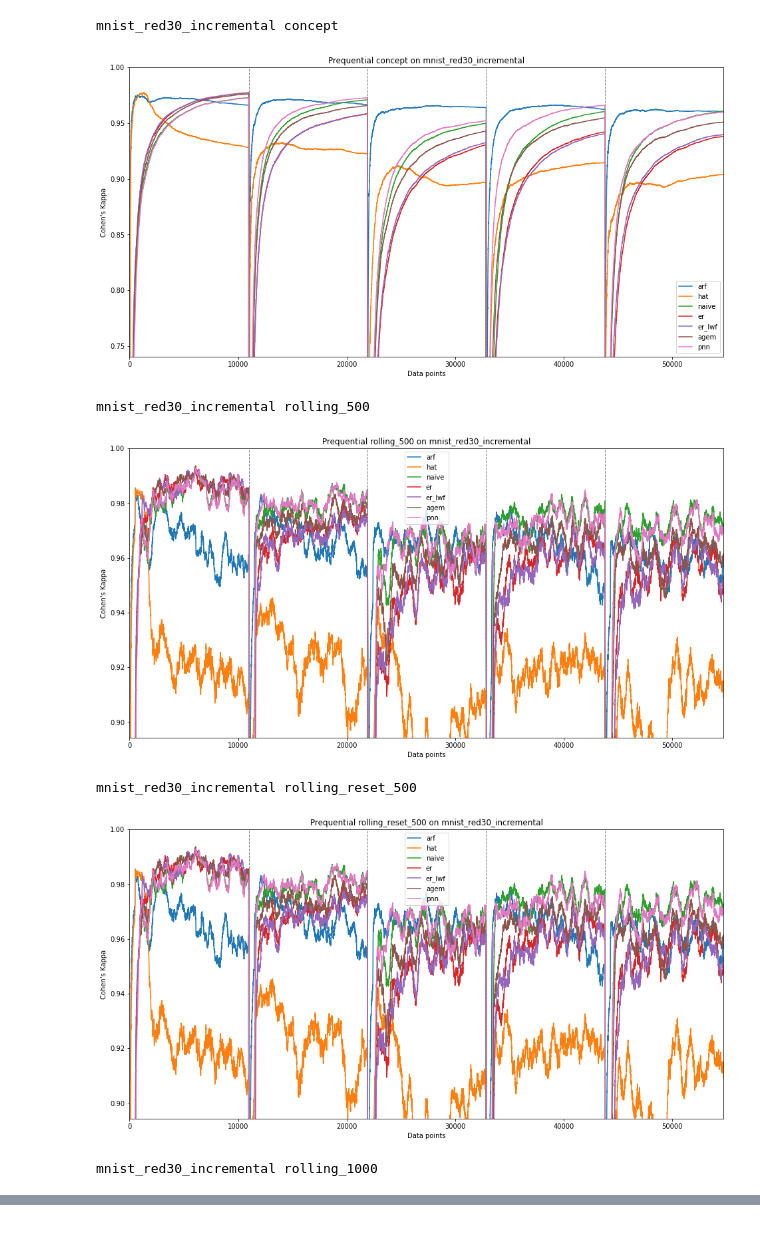
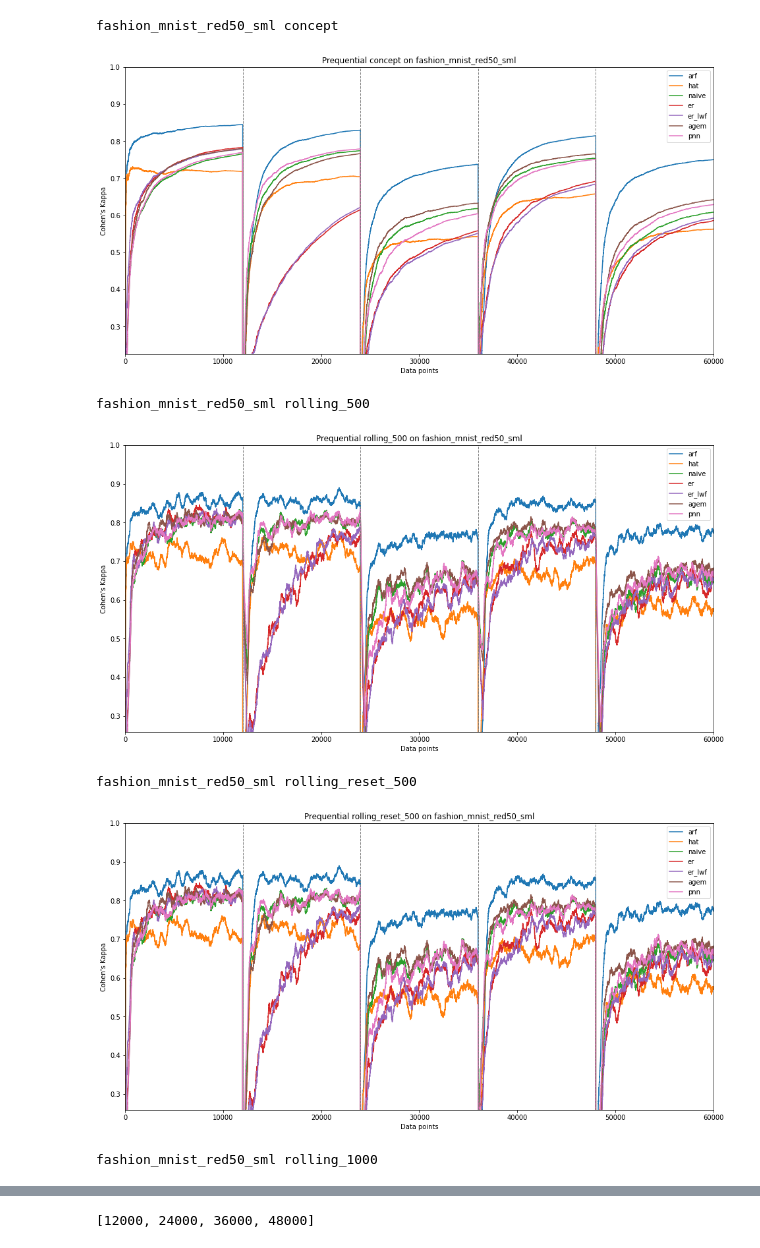
Before and after one commit to federicogiannini13/scl-practical-guide, a Jupyter notebook: lab/plot_prequential.ipynb, the cells around one changed output, grey strips where cells are left out. Drawn from its saved outputs; the diff is of its cells as text; code cells hidden in the pictures.

Commit message:
fix rolling reset

```diff
--- a/lab/plot_prequential.ipynb
+++ b/lab/plot_prequential.ipynb
@@ -1,14 +1,14 @@
 # %%
 datasets = [
-    "mnist_red30_incremental",
-    "mnist_red30_sml",
-    "fashion_mnist_red50_incremental",
+    #"mnist_red30_incremental",
+    #"mnist_red30_sml",
+    #"fashion_mnist_red50_incremental",
     "fashion_mnist_red50_sml",
     #"fashion_mnist_red50_sml_2",
     #"mnist_red30_sml_2",
 ]
 root = "/Users/federicogiannini/Library/CloudStorage/OneDrive-PolitecnicodiMilano/SML_CL"
-nconfs = 10
+nconfs = 6
 save = True
 suffixes = []
 models_to_remove = ["ewc", "mir", "lwf"]
@@ -93,38 +93,38 @@ for dataset, nconf in zip(datasets, nconfs):
                         [
                             p[drifts[i][j]:drifts[i][j]+concepts_len[j]]
                             for j in range(len(concepts_len))
                         ]
                     )
 
     for i in range(len(perf_values_cleaned)):
         perf_values_cleaned[i]["drifts"] = [concepts_len[0]]
         for j in range(1, len(concepts_len)):
             perf_values_cleaned[i]["drifts"].append(perf_values_cleaned[i]["drifts"][-1] + concepts_len[j])
 
     perf_values_final = {}
     for model in perf_values_cleaned[0]:
         if model=="drifts" or model in models_to_remove:
             continue
 
         perf_values_final[model] = {}
         for m in perf_values_cleaned[0][model]:
-            if model=="drifts" or model in models_to_remove:
+            if "freezed" in m:
                 continue
             perf_values_final[model][m] = {}
             for metric in ['accuracy', 'kappa']:
                 perf_values_final[model][m][metric] = np.mean([p[model][m][metric] for p in perf_values_cleaned], axis=0)
 
     perf_values_final["drifts"] = perf_values_cleaned[0]["drifts"]
 
     for perf_type in ["concept"] + [f"rolling{reset}_{w}" for w in [500, 1000, 5000] for reset in ["", "_reset"]]:
         print(dataset, perf_type)
         plot_kappa(perf_values_final, root=os.path.join(root, "performance"), dataset=dataset, perf=perf_type)
     print()
 # %% [output]
-mnist_red30_incremental concept
+fashion_mnist_red50_sml concept
-[figure, old version]
+[figure, new version]
-mnist_red30_incremental rolling_500
+fashion_mnist_red50_sml rolling_500
-[figure, old version]
+[figure, new version]
-mnist_red30_incremental rolling_reset_500
+fashion_mnist_red50_sml rolling_reset_500
-[figure, old version]
+[figure, new version]
-mnist_red30_incremental rolling_1000
+fashion_mnist_red50_sml rolling_1000
@@ -137,2 +144,6 @@ mnist_red30_incremental rolling_5000
+# %%
+perf_values_sml['drifts']
+# %% [output]
+[12000, 24000, 36000, 48000]
 # %%
 perf_values_final.keys()
```
Also changed, not shown: parts of 10 cells of this notebook, 4 other files.
